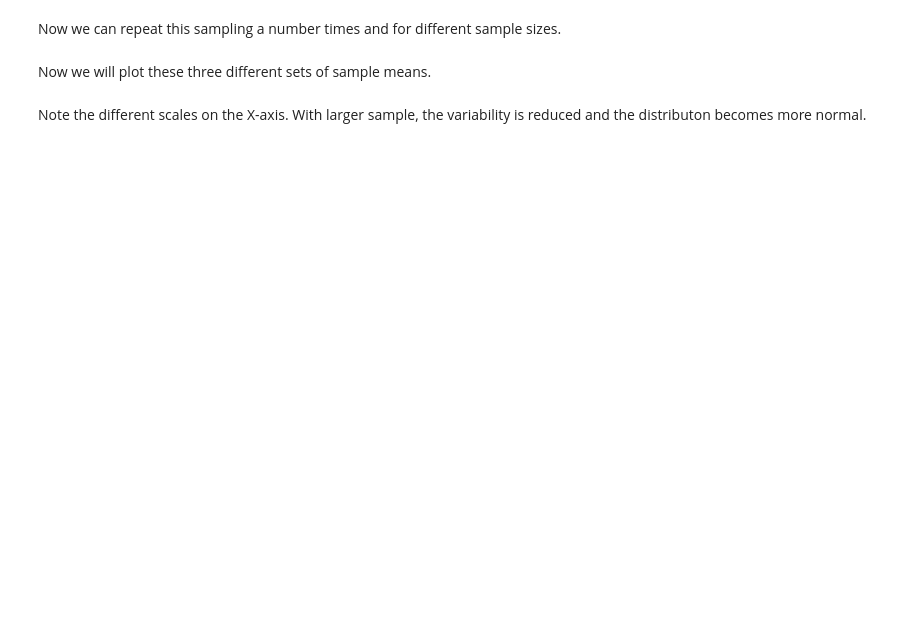
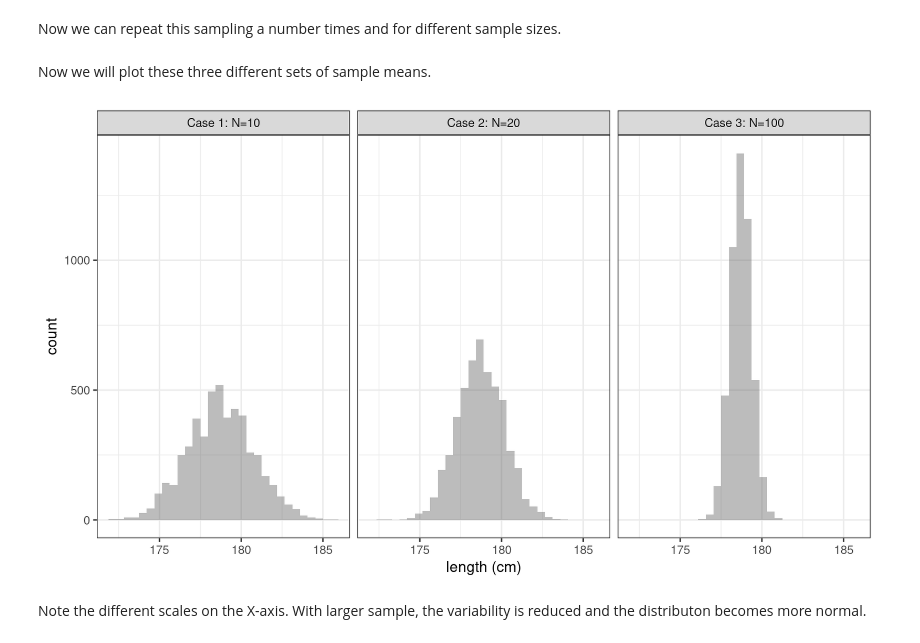
Before and after one commit to aledberg/methods2, a Jupyter notebook: distribution-of-sample-mean.ipynb, the cells around one changed output. Saved outputs shown, nothing was run; the diff lists cells and outputs as text; code cells hidden in the pictures; blank space fills up the shorter version.

```diff
--- a/distribution-of-sample-mean.ipynb
+++ b/distribution-of-sample-mean.ipynb
@@ -29,25 +37,27 @@ smean10 <- vector(length=niter)
 for (i in 1:niter){
     smean10[i] <- mean(sample(data$h,nsamp,replace=FALSE))
 }
+nsamp <- 20
+smean20 <- vector(length=niter)
+for (i in 1:niter){
+    smean20[i] <- mean(sample(data$h,nsamp,replace=FALSE))
+}
 nsamp <- 100
 smean100 <- vector(length=niter)
 for (i in 1:niter){
     smean100[i] <- mean(sample(data$h,nsamp,replace=FALSE))
 }
-nsamp <- 1000
-smean1000 <- vector(length=niter)
-for (i in 1:niter){
-    smean1000[i] <- mean(sample(data$h,nsamp,replace=FALSE))
-}
 # %% [markdown]
 Now we will plot these three different sets of sample means.
 # %%
 ## make a data frame for plotting
-df <- data.frame(x=smean10,N="N=10")
-df <- rbind(df,data.frame(x=smean100,N="N=100"))
-df <- rbind(df,data.frame(x=smean1000,N="N=1000"))
+df <- data.frame(x=smean10,N="Case 1: N=10")
+df <- rbind(df,data.frame(x=smean20,N="Case 2: N=20"))
+df <- rbind(df,data.frame(x=smean100,N="Case 3: N=100"))
 
-ggplot(data=df,aes(x=x)) + facet_wrap(.~as.factor(N),scales="free_x")+
-geom_histogram(position='identity',alpha=0.4)+xlab("length (cm)")+theme_bw(base_size=18)
+ggplot(data=df,aes(x=x)) + facet_wrap(.~as.factor(N))+
+geom_histogram(position='identity',alpha=0.4,bins=30)+xlab("length (cm)")+theme_bw(base_size=18)
+# %% [output]
+[figure, added]
 # %% [markdown]
 Note the different scales on the X-axis. With larger sample, the variability is reduced and the distributon becomes more normal.
```
Also changed, not shown: parts of 3 cells of this notebook.
